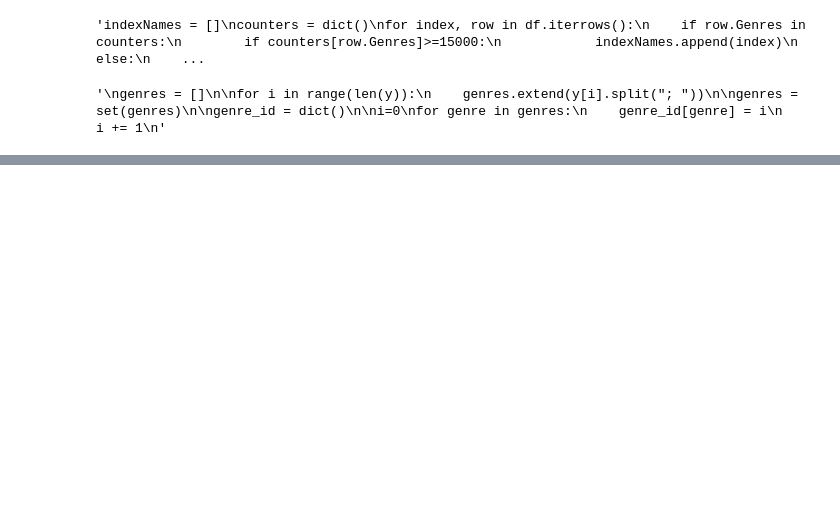
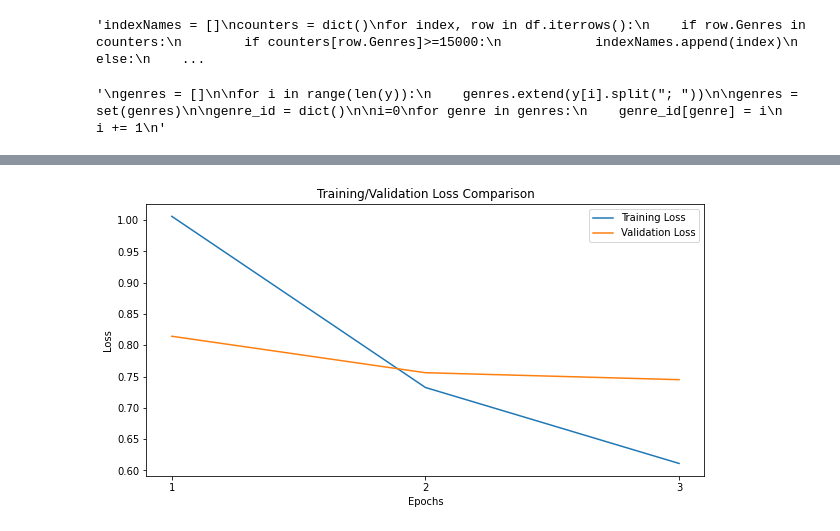
Before and after one commit to pedromiglou/Musical_Genre_Detection, a Jupyter notebook: LSTM.ipynb, the cells around one changed output, grey strips where cells are left out. Saved outputs shown, nothing was run; the diff lists cells and outputs as text; code cells hidden in the pictures; blank space fills up the shorter version.

```diff
--- a/LSTM.ipynb
+++ b/LSTM.ipynb
@@ -170,0 +195,6 @@ Epoch 20/34
+# %%
+plot_loss_comparison([results.history["loss"], results.history["val_loss"]],
+                     "Training/Validation Loss Comparison",
+                     ["Training Loss", "Validation Loss"])
+# %% [output]
+[figure, added]
```
Also changed, not shown: parts of 30 cells of this notebook, 2 other files.
